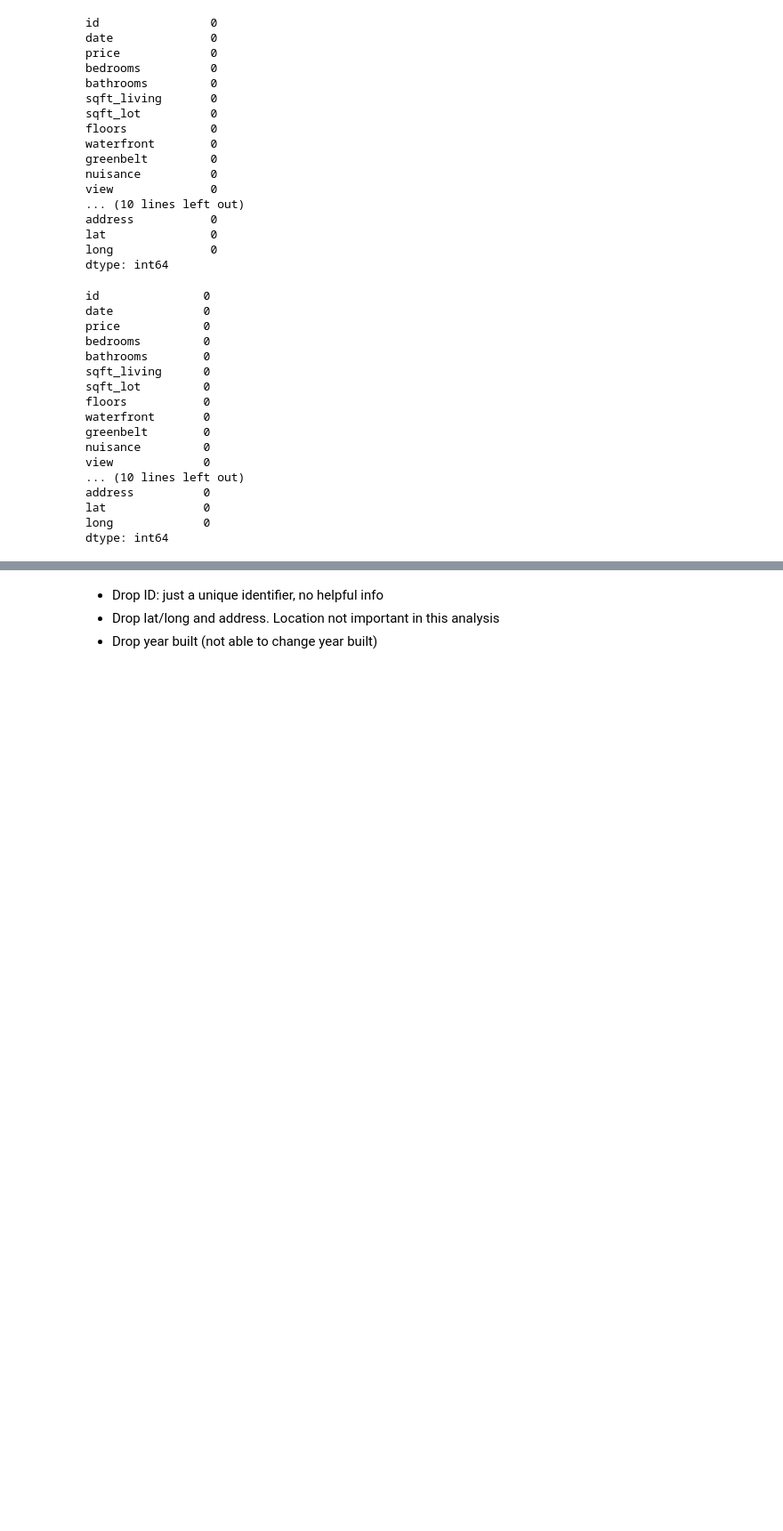
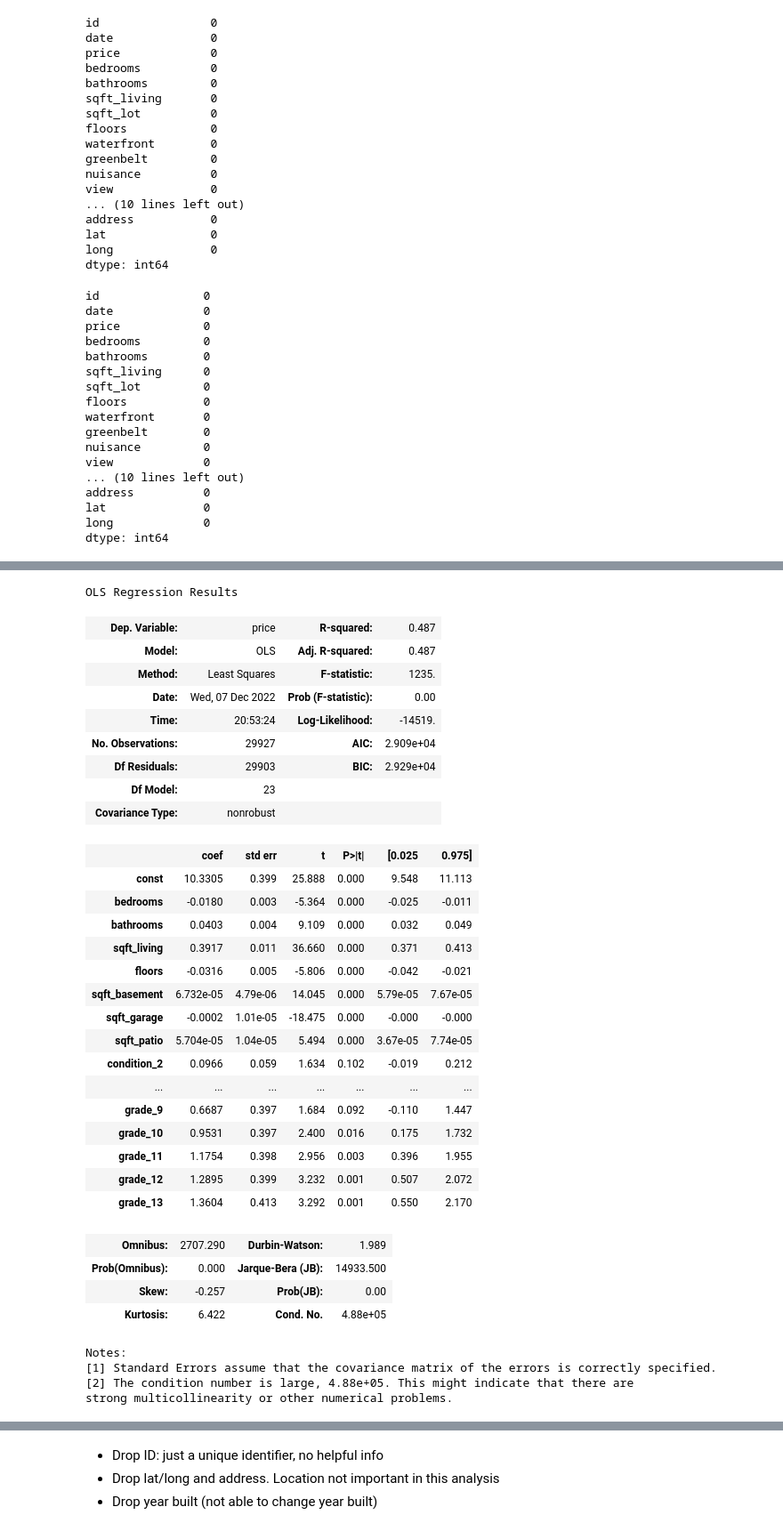
Before and after one commit to mduncan23/King-County-Real-Estate-Analysis, a Jupyter notebook: Jasmine Project Workbook-Copy1.ipynb, the cells around one changed output, grey strips where cells are left out. Shown at 89% size. Drawn from its saved outputs; the diff is of its cells as text; code cells hidden in the pictures; blank space fills up the shorter version.

```diff
--- a/Jasmine Project Workbook-Copy1.ipynb
+++ b/Jasmine Project Workbook-Copy1.ipynb
@@ -155,0 +379,46 @@ memory usage: 4.8+ MB
+# %%
+
+X = df_log.drop(['price','sqft_above'], axis=1)
+y = df_log[['price']]
+
+log_model = sm.OLS(y, sm.add_constant(X)).fit()
+
+# viewing the baseline model
+log_model.summary()
+
+# 'condition_2', 'condition_3', 'condition_4', 'condition_5'
+# %% [output]
+OLS Regression Results
+| Dep. Variable: | price | R-squared: | 0.487 |
+| Model: | OLS | Adj. R-squared: | 0.487 |
+| Method: | Least Squares | F-statistic: | 1235. |
+| Date: | Wed, 07 Dec 2022 | Prob (F-statistic): | 0.00 |
+| Time: | 20:53:24 | Log-Likelihood: | -14519. |
+| No. Observations: | 29927 | AIC: | 2.909e+04 |
+| Df Residuals: | 29903 | BIC: | 2.929e+04 |
+| Df Model: | 23 |  |  |
+| Covariance Type: | nonrobust |  |  |
+|  | coef | std err | t | P>|t| | [0.025 | 0.975] |
+| const | 10.3305 | 0.399 | 25.888 | 0.000 | 9.548 | 11.113 |
+| bedrooms | -0.0180 | 0.003 | -5.364 | 0.000 | -0.025 | -0.011 |
+| bathrooms | 0.0403 | 0.004 | 9.109 | 0.000 | 0.032 | 0.049 |
+| sqft_living | 0.3917 | 0.011 | 36.660 | 0.000 | 0.371 | 0.413 |
+| floors | -0.0316 | 0.005 | -5.806 | 0.000 | -0.042 | -0.021 |
+| sqft_basement | 6.732e-05 | 4.79e-06 | 14.045 | 0.000 | 5.79e-05 | 7.67e-05 |
+| sqft_garage | -0.0002 | 1.01e-05 | -18.475 | 0.000 | -0.000 | -0.000 |
+| sqft_patio | 5.704e-05 | 1.04e-05 | 5.494 | 0.000 | 3.67e-05 | 7.74e-05 |
+| condition_2 | 0.0966 | 0.059 | 1.634 | 0.102 | -0.019 | 0.212 |
+| ... | ... | ... | ... | ... | ... | ... |
+| grade_9 | 0.6687 | 0.397 | 1.684 | 0.092 | -0.110 | 1.447 |
+| grade_10 | 0.9531 | 0.397 | 2.400 | 0.016 | 0.175 | 1.732 |
+| grade_11 | 1.1754 | 0.398 | 2.956 | 0.003 | 0.396 | 1.955 |
+| grade_12 | 1.2895 | 0.399 | 3.232 | 0.001 | 0.507 | 2.072 |
+| grade_13 | 1.3604 | 0.413 | 3.292 | 0.001 | 0.550 | 2.170 |
+| Omnibus: | 2707.290 | Durbin-Watson: | 1.989 |
+| Prob(Omnibus): | 0.000 | Jarque-Bera (JB): | 14933.500 |
+| Skew: | -0.257 | Prob(JB): | 0.00 |
+| Kurtosis: | 6.422 | Cond. No. | 4.88e+05 |
+Notes:
+[1] Standard Errors assume that the covariance matrix of the errors is correctly specified.
+[2] The condition number is large, 4.88e+05. This might indicate that there are
+strong multicollinearity or other numerical problems.
```
Also changed, not shown: parts of 77 cells of this notebook.
